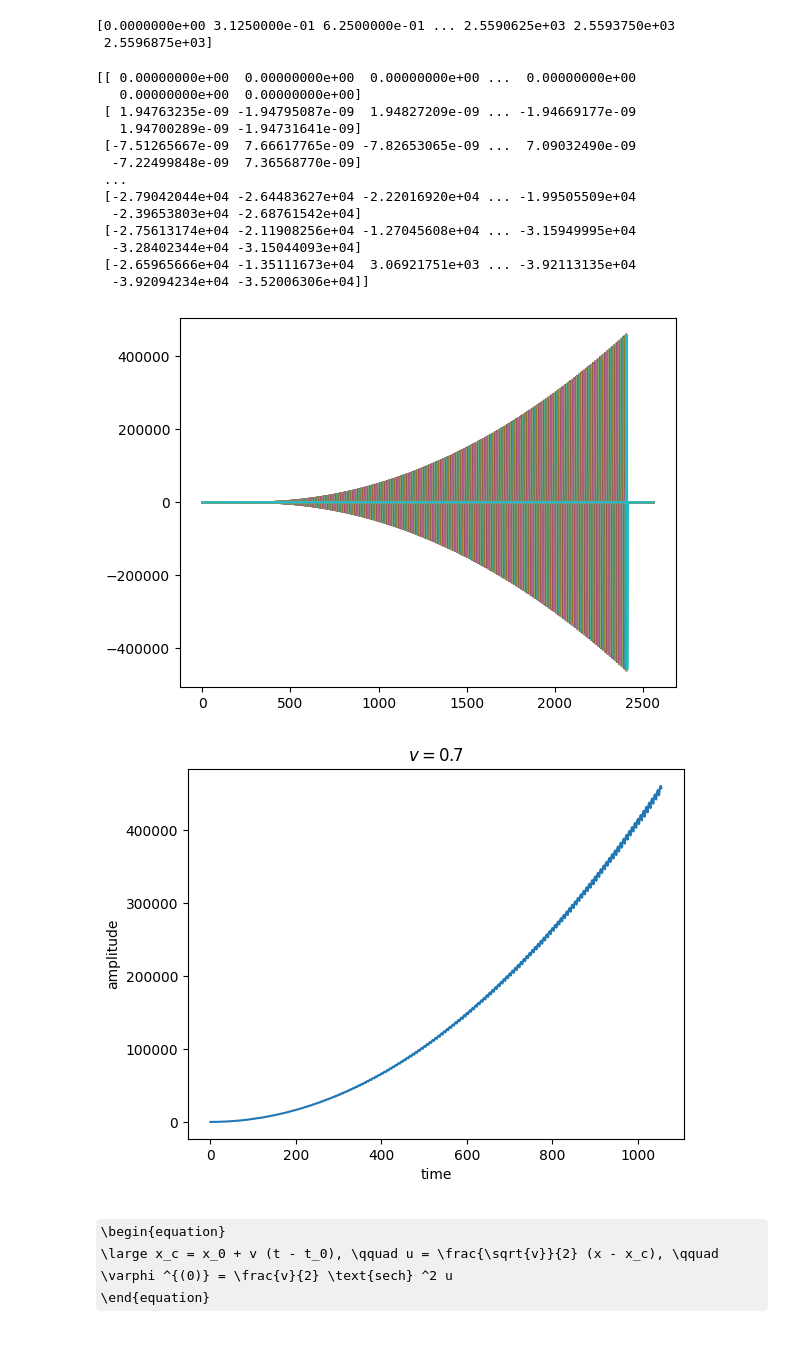
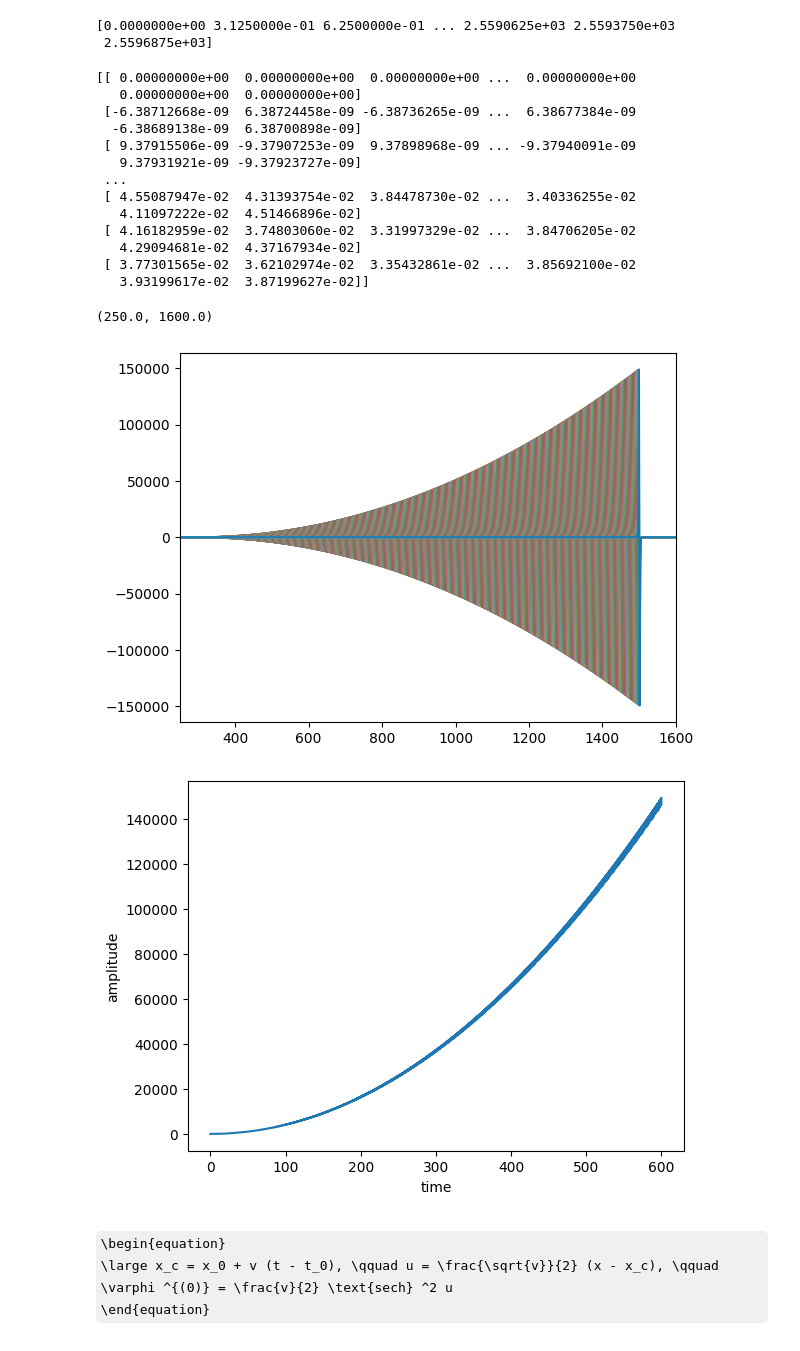
Before and after one commit to dszv/KdVB, a Jupyter notebook: nrg.ipynb, the cells around one changed output. Drawn from its saved outputs; the diff is of its cells as text; code cells hidden in the pictures; some formulas as TeX source.

```diff
--- a/nrg.ipynb
+++ b/nrg.ipynb
@@ -11,7 +11,7 @@ x0 = 300.0
 v = 2.0
 # %%
 ls = 2**13
-data = np.fromfile('phi1.bin')
+data = np.fromfile('byparts/X.bin')
 lt = np.shape(data)[0]//(3*ls)
 # data = data.reshape(ls*lt, 3)
 data = data.reshape(np.shape(data)[0]//3, 3)
@@ -38,5 +30,3 @@ for i in range ((lt)):
-# %%
-lt = 2200
 # %%
 print(time)
 # %% [output]
@@ -52,36 +41,34 @@ print(phi1)
 # %% [output]
 [[ 0.00000000e+00  0.00000000e+00  0.00000000e+00 ...  0.00000000e+00
    0.00000000e+00  0.00000000e+00]
- [ 1.94763235e-09 -1.94795087e-09  1.94827209e-09 ... -1.94669177e-09
-   1.94700289e-09 -1.94731641e-09]
- [-7.51265667e-09  7.66617765e-09 -7.82653065e-09 ...  7.09032490e-09
-  -7.22499848e-09  7.36568770e-09]
+ [-6.38712668e-09  6.38724458e-09 -6.38736265e-09 ...  6.38677384e-09
+  -6.38689138e-09  6.38700898e-09]
+ [ 9.37915506e-09 -9.37907253e-09  9.37898968e-09 ... -9.37940091e-09
+   9.37931921e-09 -9.37923727e-09]
  ...
- [-2.79042044e+04 -2.64483627e+04 -2.22016920e+04 ... -1.99505509e+04
-  -2.39653803e+04 -2.68761542e+04]
- [-2.75613174e+04 -2.11908256e+04 -1.27045608e+04 ... -3.15949995e+04
-  -3.28402344e+04 -3.15044093e+04]
- [-2.65965666e+04 -1.35111673e+04  3.06921751e+03 ... -3.92113135e+04
-  -3.92094234e+04 -3.52006306e+04]]
+ [ 4.55087947e-02  4.31393754e-02  3.84478730e-02 ...  3.40336255e-02
+   4.11097222e-02  4.51466896e-02]
+ [ 4.16182959e-02  3.74803060e-02  3.31997329e-02 ...  3.84706205e-02
+   4.29094681e-02  4.37167934e-02]
+ [ 3.77301565e-02  3.62102974e-02  3.35432861e-02 ...  3.85692100e-02
+   3.93199617e-02  3.87199627e-02]]
 # %%
 for i in range(lt):
     pl.plot(space[:], phi1[i,:])
-# pl.plot(radius[:], field[1,:])
-# pl.plot(radius[:], field[lt-1,:])
-# pl.xlim(100,1000)
+pl.xlim(250, 1600)
 # %% [output]
+(250.0, 1600.0)
-[figure, old version]
+[figure, new version]
 # %%
 amp1 = np.array([ np.max(np.abs( phi1[i, :] )) for i in range(lt) ])
 
 pl.plot(time[:lt], amp1)
-# pl.xlim(0,50)
 pl.xlabel('time')
 pl.ylabel('amplitude')
-pl.title(r'$v = 0.7$')
+# pl.title(r'$v = 0.7$')
 pl.show()
 # %% [output]
-[figure, old version]
+[figure, new version]
 # %% [markdown]
 \begin{equation}
 	\large x_c = x_0 + v (t - t_0), \qquad u = \frac{\sqrt{v}}{2} (x - x_c), \qquad \varphi ^{(0)} = \frac{v}{2} \text{sech} ^2 u
```
Also changed, not shown: parts of 28 cells of this notebook, 31 other files.
